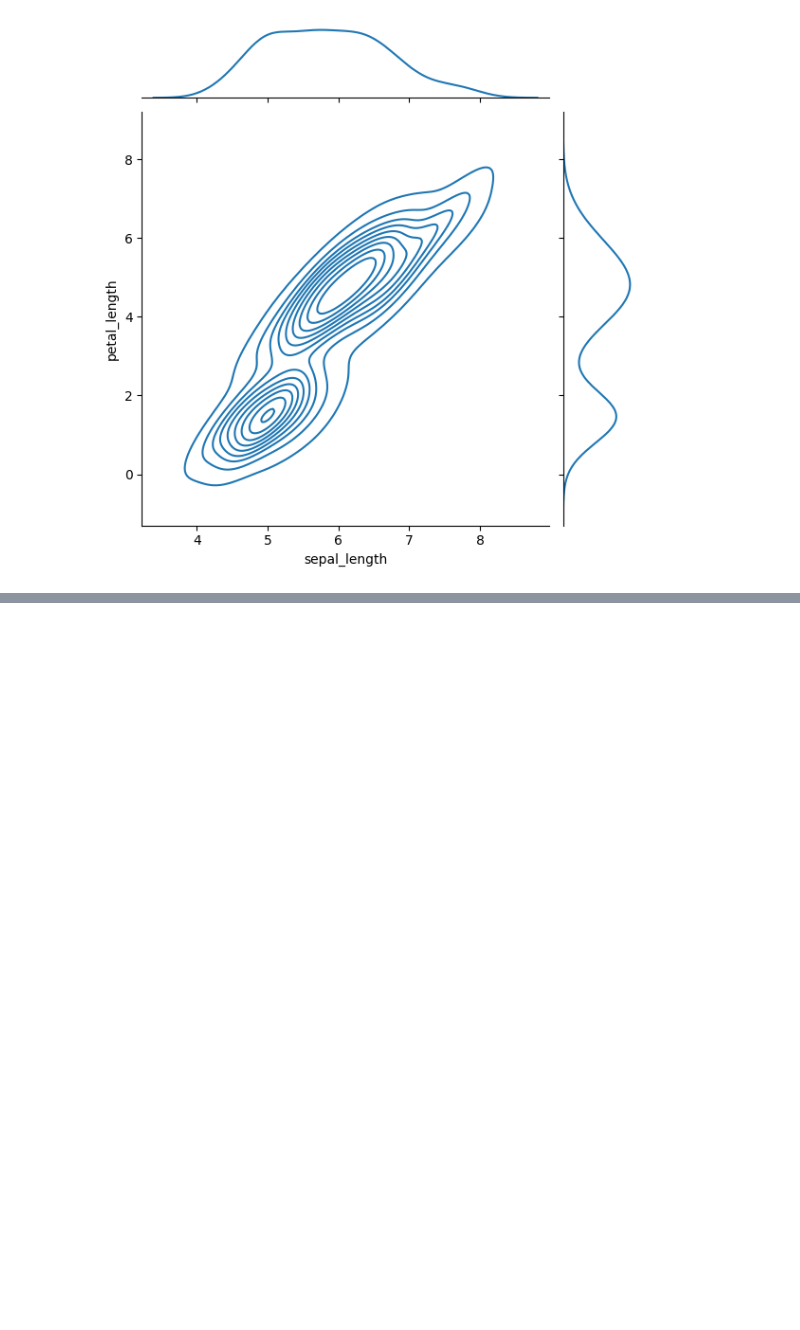
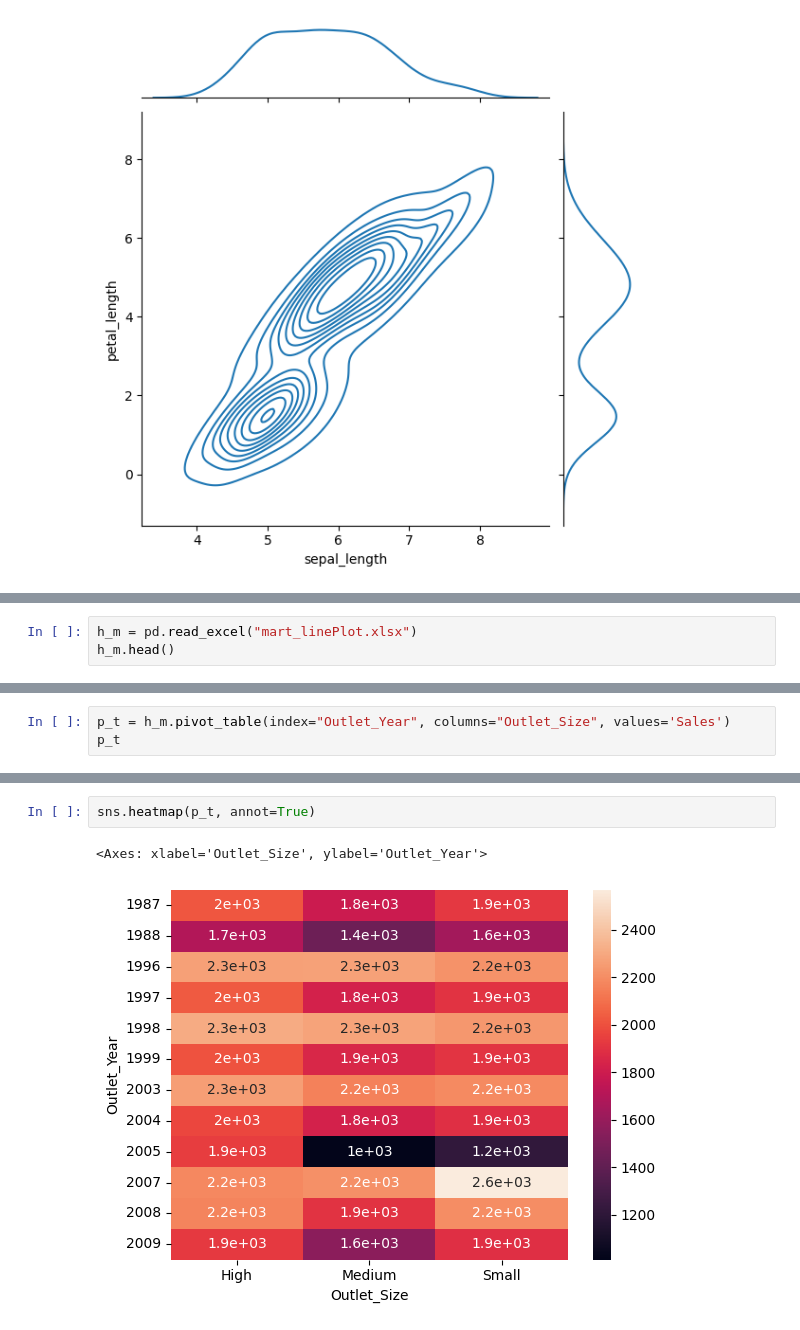
Before and after one commit to surendarmanoj/data-science, a Jupyter notebook: Data_Visualisation_using_Seaborn.ipynb, the cells around one changed output, grey strips where cells are left out. Saved outputs shown, nothing was run; the diff lists cells and outputs as text; blank space fills up the shorter version.

```diff
--- a/Data_Visualisation_using_Seaborn.ipynb
+++ b/Data_Visualisation_using_Seaborn.ipynb
@@ -300,0 +318,3 @@ profile.to_file("report.html")
+# %%
+h_m = pd.read_excel("mart_linePlot.xlsx")
+h_m.head()
@@ -300,0 +328,3 @@ profile.to_file("report.html")
+# %%
+p_t = h_m.pivot_table(index="Outlet_Year", columns="Outlet_Size", values='Sales')
+p_t
@@ -300,0 +346,5 @@ profile.to_file("report.html")
+# %%
+sns.heatmap(p_t, annot=True)
+# %% [output]
+<Axes: xlabel='Outlet_Size', ylabel='Outlet_Year'>
+[figure, added]
```
Also changed, not shown: parts of 10 cells of this notebook.
